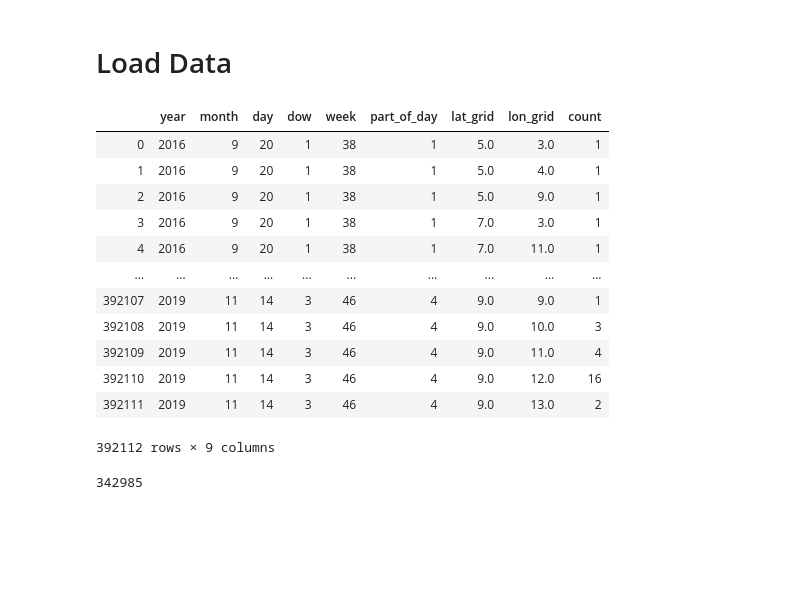
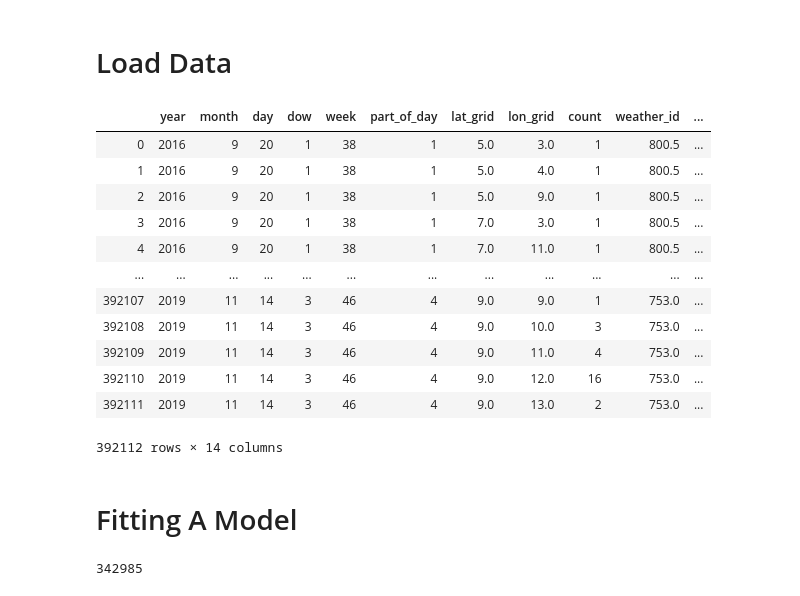
Before and after one commit to BrianThomasRoss/Predictive911, a Jupyter notebook: notebooks/model_and_predictions.ipynb, the cells around one changed output. Drawn from its saved outputs; the diff is of its cells as text; code cells hidden in the pictures; blank space fills up the shorter version.

```diff
--- a/notebooks/model_and_predictions.ipynb
+++ b/notebooks/model_and_predictions.ipynb
@@ -325,23 +331,23 @@ def apply_geospatial_grid(df, lat, lon):
 # %%
 df = pd.read_csv(r'C:\Users\btros\Detroit-911-Calls-Dash-App/assets/raw_csvs/final.csv')
 df = df.drop(columns='Unnamed: 0')
-drop = ['weather_id', 'severe', 'temp_min', 'temp_max', 'is_holiday']
-df = df.drop(columns=drop)
 df
 # %% [output]
-|  | year | month | day | dow | week | part_of_day | lat_grid | lon_grid | count |
-| 0 | 2016 | 9 | 20 | 1 | 38 | 1 | 5.0 | 3.0 | 1 |
-| 1 | 2016 | 9 | 20 | 1 | 38 | 1 | 5.0 | 4.0 | 1 |
-| 2 | 2016 | 9 | 20 | 1 | 38 | 1 | 5.0 | 9.0 | 1 |
-| 3 | 2016 | 9 | 20 | 1 | 38 | 1 | 7.0 | 3.0 | 1 |
-| 4 | 2016 | 9 | 20 | 1 | 38 | 1 | 7.0 | 11.0 | 1 |
-| ... | ... | ... | ... | ... | ... | ... | ... | ... | ... |
-| 392107 | 2019 | 11 | 14 | 3 | 46 | 4 | 9.0 | 9.0 | 1 |
-| 392108 | 2019 | 11 | 14 | 3 | 46 | 4 | 9.0 | 10.0 | 3 |
-| 392109 | 2019 | 11 | 14 | 3 | 46 | 4 | 9.0 | 11.0 | 4 |
-| 392110 | 2019 | 11 | 14 | 3 | 46 | 4 | 9.0 | 12.0 | 16 |
-| 392111 | 2019 | 11 | 14 | 3 | 46 | 4 | 9.0 | 13.0 | 2 |
+|  | year | month | day | dow | week | part_of_day | lat_grid | lon_grid | count | weather_id | ... |
+| 0 | 2016 | 9 | 20 | 1 | 38 | 1 | 5.0 | 3.0 | 1 | 800.5 | ... |
+| 1 | 2016 | 9 | 20 | 1 | 38 | 1 | 5.0 | 4.0 | 1 | 800.5 | ... |
+| 2 | 2016 | 9 | 20 | 1 | 38 | 1 | 5.0 | 9.0 | 1 | 800.5 | ... |
+| 3 | 2016 | 9 | 20 | 1 | 38 | 1 | 7.0 | 3.0 | 1 | 800.5 | ... |
+| 4 | 2016 | 9 | 20 | 1 | 38 | 1 | 7.0 | 11.0 | 1 | 800.5 | ... |
+| ... | ... | ... | ... | ... | ... | ... | ... | ... | ... | ... | ... |
+| 392107 | 2019 | 11 | 14 | 3 | 46 | 4 | 9.0 | 9.0 | 1 | 753.0 | ... |
+| 392108 | 2019 | 11 | 14 | 3 | 46 | 4 | 9.0 | 10.0 | 3 | 753.0 | ... |
+| 392109 | 2019 | 11 | 14 | 3 | 46 | 4 | 9.0 | 11.0 | 4 | 753.0 | ... |
+| 392110 | 2019 | 11 | 14 | 3 | 46 | 4 | 9.0 | 12.0 | 16 | 753.0 | ... |
+| 392111 | 2019 | 11 | 14 | 3 | 46 | 4 | 9.0 | 13.0 | 2 | 753.0 | ... |
-392112 rows × 9 columns
+392112 rows × 14 columns
+# %% [markdown]
+# Fitting A Model
 # %%
 train = df.loc[((df.year <= 2018) | ((df.year == 2019) & (df.month < 7)))]
 len(train)
```
Also changed, not shown: parts of 26 cells of this notebook.
